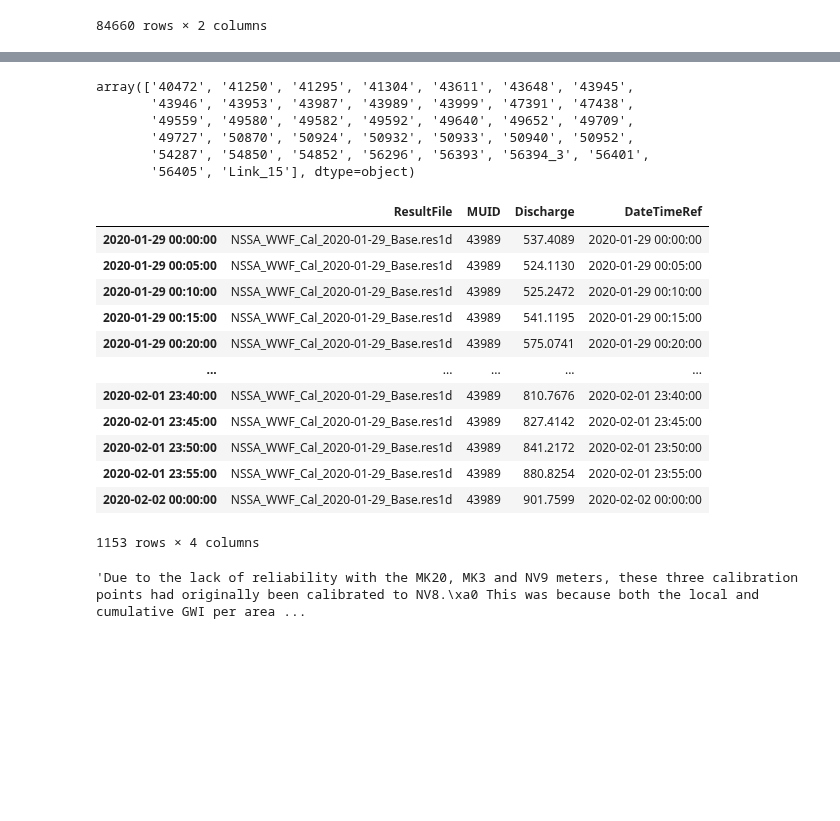
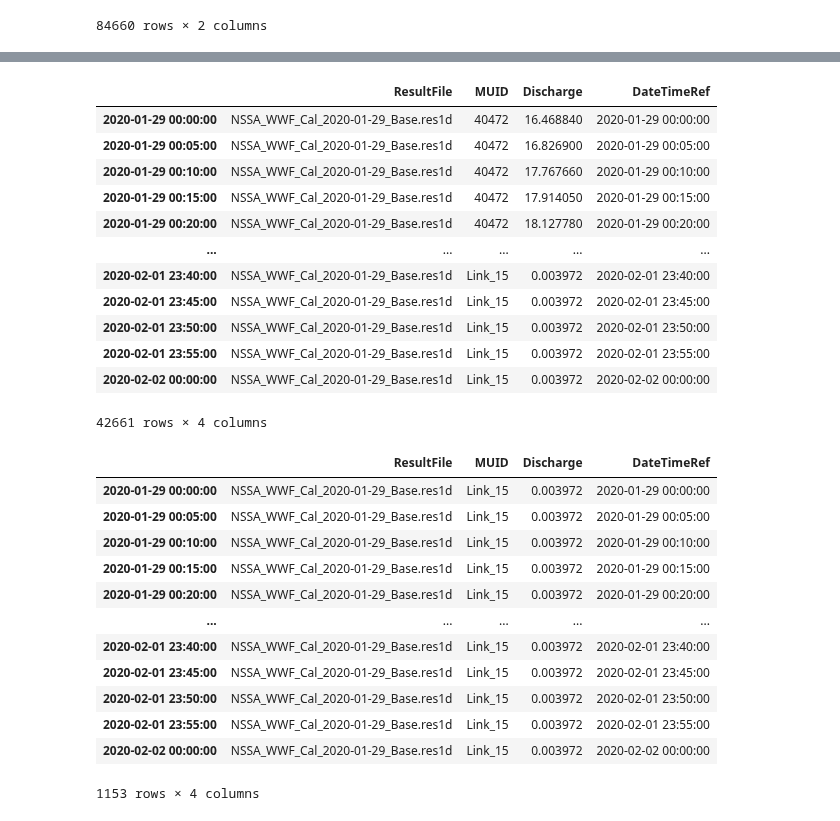
Before and after one commit to henriklocke/Calibration, a Jupyter notebook: Calibration.ipynb, the cells around one changed output, grey strips where cells are left out. Saved outputs shown, nothing was run; the diff lists cells and outputs as text; code cells hidden in the pictures; blank space fills up the shorter version.

Commit message:
Add files via upload
Added pipe levels

```diff
--- a/Calibration.ipynb
+++ b/Calibration.ipynb
@@ -214,15 +194,13 @@ for dfs0_folder in dfs0_folders:
                 measured = pd.concat([measured,ts])
             first_dfs0 = False
 # %%
-nodes = resultdata.resultData.Nodes
-for i, node in enumerate(nodes):
-    rid = node.Id
+# nodes = resultdata.resultData.Nodes
+# for i, node in enumerate(nodes):
+#     rid = node.Id
 
 
-    if rid in level_nodes:
-        print ("Importing node " + node.Id + " at " + str(dt.datetime.now()))
-        for di in node.DataItems:
-            if di.Quantity.Id.lower() == 'waterlevel':
-
-nodes
+#     if rid in level_nodes:
+#         print ("Importing node " + node.Id + " at " + str(dt.datetime.now()))
+#         for di in node.DataItems:
+#             if di.Quantity.Id.lower() == 'waterlevel':
 # %% [output]
@@ -436,29 +361,16 @@ fig.show()
-# %%
-flow_df_all.MUID.unique()
-# %% [output]
-array(['40472', '41250', '41295', '41304', '43611', '43648', '43945',
-       '43946', '43953', '43987', '43989', '43999', '47391', '47438',
-       '49559', '49580', '49582', '49592', '49640', '49652', '49709',
-       '49727', '50870', '50924', '50932', '50933', '50940', '50952',
-       '54287', '54850', '54852', '56296', '56393', '56394_3', '56401',
-       '56405', 'Link_15'], dtype=object)
-# %%
-flow_df_all.loc[flow_df_all.MUID==pipe]
-# %% [output]
-|  | ResultFile | MUID | Discharge | DateTimeRef |
-| 2020-01-29 00:00:00 | NSSA_WWF_Cal_2020-01-29_Base.res1d | 43989 | 537.4089 | 2020-01-29 00:00:00 |
-| 2020-01-29 00:05:00 | NSSA_WWF_Cal_2020-01-29_Base.res1d | 43989 | 524.1130 | 2020-01-29 00:05:00 |
-| 2020-01-29 00:10:00 | NSSA_WWF_Cal_2020-01-29_Base.res1d | 43989 | 525.2472 | 2020-01-29 00:10:00 |
-| 2020-01-29 00:15:00 | NSSA_WWF_Cal_2020-01-29_Base.res1d | 43989 | 541.1195 | 2020-01-29 00:15:00 |
-| 2020-01-29 00:20:00 | NSSA_WWF_Cal_2020-01-29_Base.res1d | 43989 | 575.0741 | 2020-01-29 00:20:00 |
-| ... | ... | ... | ... | ... |
-| 2020-02-01 23:40:00 | NSSA_WWF_Cal_2020-01-29_Base.res1d | 43989 | 810.7676 | 2020-02-01 23:40:00 |
-| 2020-02-01 23:45:00 | NSSA_WWF_Cal_2020-01-29_Base.res1d | 43989 | 827.4142 | 2020-02-01 23:45:00 |
-| 2020-02-01 23:50:00 | NSSA_WWF_Cal_2020-01-29_Base.res1d | 43989 | 841.2172 | 2020-02-01 23:50:00 |
-| 2020-02-01 23:55:00 | NSSA_WWF_Cal_2020-01-29_Base.res1d | 43989 | 880.8254 | 2020-02-01 23:55:00 |
-| 2020-02-02 00:00:00 | NSSA_WWF_Cal_2020-01-29_Base.res1d | 43989 | 901.7599 | 2020-02-02 00:00:00 |
-1153 rows × 4 columns
-# %%
-str(list(report_text[report_text.Zone=='MK20']['DWF Text'])[0])
-# %% [output]
-'Due to the lack of reliability with the MK20, MK3 and NV9 meters, these three calibration points had originally been calibrated to NV8.\xa0 This was because both the local and cumulative GWI per area ...
+# %%
+flow_df_all
+# %% [output]
+|  | ResultFile | MUID | Discharge | DateTimeRef |
+| 2020-01-29 00:00:00 | NSSA_WWF_Cal_2020-01-29_Base.res1d | 40472 | 16.468840 | 2020-01-29 00:00:00 |
+| 2020-01-29 00:05:00 | NSSA_WWF_Cal_2020-01-29_Base.res1d | 40472 | 16.826900 | 2020-01-29 00:05:00 |
+| 2020-01-29 00:10:00 | NSSA_WWF_Cal_2020-01-29_Base.res1d | 40472 | 17.767660 | 2020-01-29 00:10:00 |
+| 2020-01-29 00:15:00 | NSSA_WWF_Cal_2020-01-29_Base.res1d | 40472 | 17.914050 | 2020-01-29 00:15:00 |
+| 2020-01-29 00:20:00 | NSSA_WWF_Cal_2020-01-29_Base.res1d | 40472 | 18.127780 | 2020-01-29 00:20:00 |
+| ... | ... | ... | ... | ... |
+| 2020-02-01 23:40:00 | NSSA_WWF_Cal_2020-01-29_Base.res1d | Link_15 | 0.003972 | 2020-02-01 23:40:00 |
+| 2020-02-01 23:45:00 | NSSA_WWF_Cal_2020-01-29_Base.res1d | Link_15 | 0.003972 | 2020-02-01 23:45:00 |
+| 2020-02-01 23:50:00 | NSSA_WWF_Cal_2020-01-29_Base.res1d | Link_15 | 0.003972 | 2020-02-01 23:50:00 |
+| 2020-02-01 23:55:00 | NSSA_WWF_Cal_2020-01-29_Base.res1d | Link_15 | 0.003972 | 2020-02-01 23:55:00 |
+| 2020-02-02 00:00:00 | NSSA_WWF_Cal_2020-01-29_Base.res1d | Link_15 | 0.003972 | 2020-02-02 00:00:00 |
+42661 rows × 4 columns
@@ -464,0 +396,16 @@ str(list(report_text[report_text.Zone=='MK20']['DWF Text'])[0])
+# %%
+flow_df
+# %% [output]
+|  | ResultFile | MUID | Discharge | DateTimeRef |
+| 2020-01-29 00:00:00 | NSSA_WWF_Cal_2020-01-29_Base.res1d | Link_15 | 0.003972 | 2020-01-29 00:00:00 |
+| 2020-01-29 00:05:00 | NSSA_WWF_Cal_2020-01-29_Base.res1d | Link_15 | 0.003972 | 2020-01-29 00:05:00 |
+| 2020-01-29 00:10:00 | NSSA_WWF_Cal_2020-01-29_Base.res1d | Link_15 | 0.003972 | 2020-01-29 00:10:00 |
+| 2020-01-29 00:15:00 | NSSA_WWF_Cal_2020-01-29_Base.res1d | Link_15 | 0.003972 | 2020-01-29 00:15:00 |
+| 2020-01-29 00:20:00 | NSSA_WWF_Cal_2020-01-29_Base.res1d | Link_15 | 0.003972 | 2020-01-29 00:20:00 |
+| ... | ... | ... | ... | ... |
+| 2020-02-01 23:40:00 | NSSA_WWF_Cal_2020-01-29_Base.res1d | Link_15 | 0.003972 | 2020-02-01 23:40:00 |
+| 2020-02-01 23:45:00 | NSSA_WWF_Cal_2020-01-29_Base.res1d | Link_15 | 0.003972 | 2020-02-01 23:45:00 |
+| 2020-02-01 23:50:00 | NSSA_WWF_Cal_2020-01-29_Base.res1d | Link_15 | 0.003972 | 2020-02-01 23:50:00 |
+| 2020-02-01 23:55:00 | NSSA_WWF_Cal_2020-01-29_Base.res1d | Link_15 | 0.003972 | 2020-02-01 23:55:00 |
+| 2020-02-02 00:00:00 | NSSA_WWF_Cal_2020-01-29_Base.res1d | Link_15 | 0.003972 | 2020-02-02 00:00:00 |
+1153 rows × 4 columns
```
Also changed, not shown: parts of 19 cells of this notebook.
